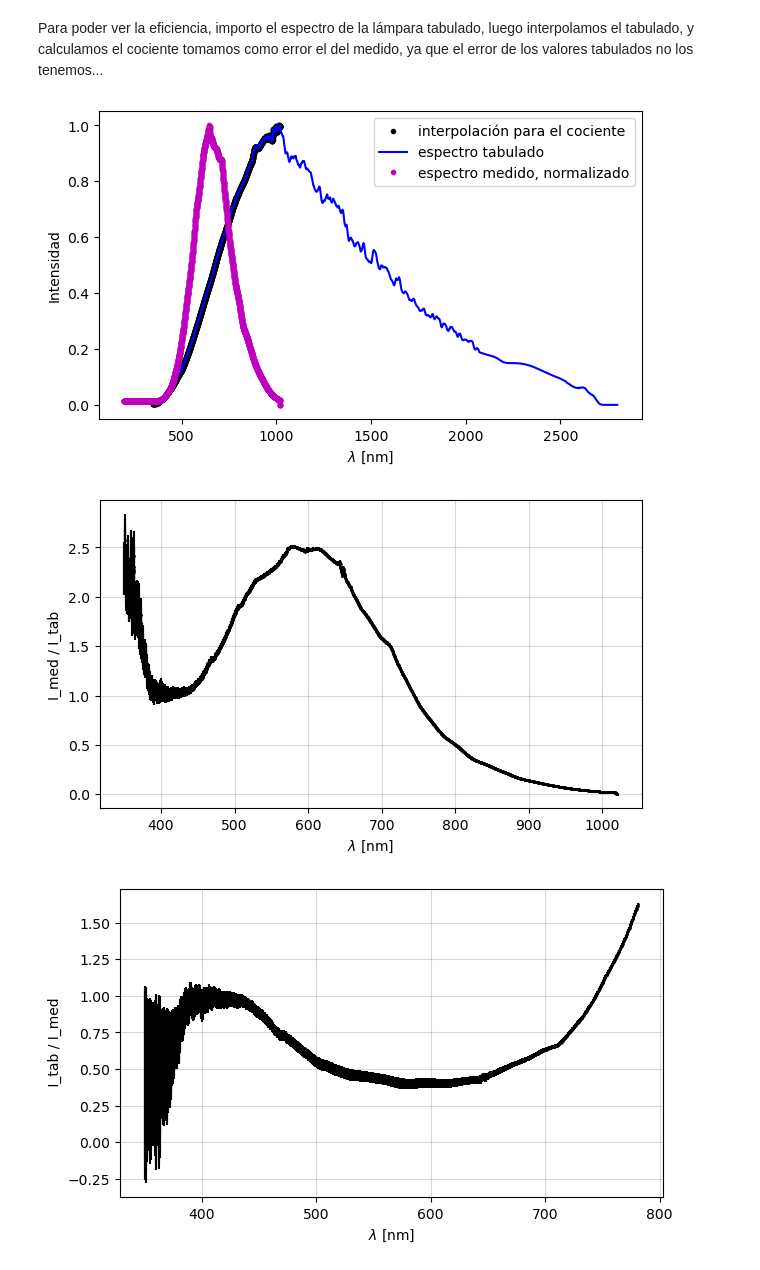
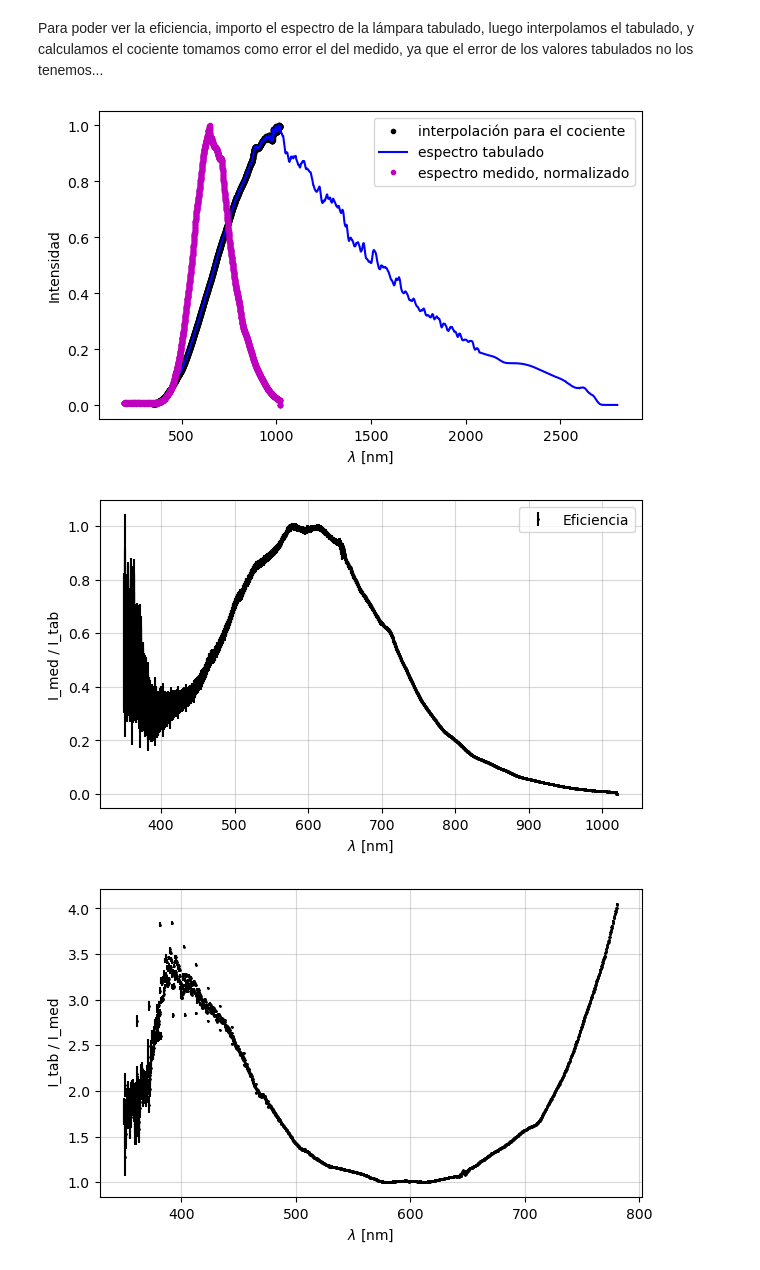
Before and after one commit to mauri-stack/labo5, a Jupyter notebook: espectroscopía_difractiva/espectro_halógeno.ipynb, the cells around one changed output. Cells and saved outputs as stored; diff of their text form; code cells hidden in the pictures.

Commit message:
eficiencia

```diff
--- a/espectroscopía_difractiva/espectro_halógeno.ipynb
+++ b/espectroscopía_difractiva/espectro_halógeno.ipynb
@@ -18,7 +18,7 @@ from scipy.interpolate import UnivariateSpline
 # %%
 
 # Reemplaza 'tu_archivo.csv' con la ruta a tu archivo CSV
-df = pd.read_csv('/Users/Mauri/Desktop/Labo 5/Espectroscopía difractiva/3-10/halógena/halógena_promedio.csv', skiprows=53)
+df = pd.read_csv('/Users/Mauri/Desktop/Labo 5/Espectroscopía difractiva/17-10/halógena v2/promedio.csv', skiprows=53)
 
 # Seleccionar las dos primeras columnas a partir de la fila 54
 # Recuerda que en pandas los índices empiezan en 0, por lo que la fila 54 es el índice 53
@@ -85,7 +85,7 @@ def cargar_datos(ruta):
 
     return lambdas, intensidad
 
-lambdas, intensidad = cargar_datos('/Users/Mauri/Desktop/Labo 5/Espectroscopía difractiva/3-10/halógena/halógena_promedio.csv')
+lambdas, intensidad = cargar_datos('/Users/Mauri/Desktop/Labo 5/Espectroscopía difractiva/17-10/halógena v2/promedio.csv')
 
 
 #para obtener sólo las intensidades
@@ -104,7 +104,7 @@ def cargar_señal(ruta):
 
     return intensidad
 
-intensidad = cargar_señal('/Users/Mauri/Desktop/Labo 5/Espectroscopía difractiva/3-10/halógena/halógena_promedio.csv')
+intensidad = cargar_señal('/Users/Mauri/Desktop/Labo 5/Espectroscopía difractiva/17-10/halógena v2/promedio.csv')
 print(len(intensidad))
 # %% [output]
 3647
@@ -112,7 +112,7 @@ print(len(intensidad))
 Calculamos, para cada lambda, la desviación estándar con las 1000 mediciones que hicimos
 # %%
 #esto crea una lista con todas las rutas de los archivos que son .csv en la carpeta especificada (hay que dejar el /*.csv)
-archivos = sorted(glob.glob("/Users/Mauri/Desktop/Labo 5/Espectroscopía difractiva/3-10/halógena/mediciones para el error/*.csv"))
+archivos = sorted(glob.glob("/Users/Mauri/Desktop/Labo 5/Espectroscopía difractiva/17-10/halógena v2/para el error/*.csv"))
 
 
 # Cargar todos los datos en una lista
@@ -172,9 +209,9 @@ errores = desviaciones("/Users/Mauri/Desktop/Labo 5/Espectroscopía difractiva/
 Para poder ver la eficiencia, importo el espectro de la lámpara tabulado, luego interpolamos el tabulado, y calculamos el cociente
 tomamos como error el del medido, ya que el error de los valores tabulados no los tenemos...
 # %%
-lambdas_med, intensidades_med = cargar_datos('/Users/Mauri/Desktop/Labo 5/Espectroscopía difractiva/3-10/halógena/halógena_promedio.csv')
+lambdas_med, intensidades_med = cargar_datos('/Users/Mauri/Desktop/Labo 5/Espectroscopía difractiva/17-10/halógena v2/promedio.csv')
 
-err_intensidad = desviaciones("/Users/Mauri/Desktop/Labo 5/Espectroscopía difractiva/3-10/halógena/mediciones para el error")
+err_intensidad = desviaciones("/Users/Mauri/Desktop/Labo 5/Espectroscopía difractiva/17-10/halógena v2/para el error")
 
 # normalizo el espectro medido
 intensidades_med = intensidades_med / np.max(intensidades_med)
@@ -202,38 +239,40 @@ err_intensidad_filtrados = err_intensidad[(len(intensidades_med) - len(lambdas_m
 tabulados = spline_tab(lambdas_med_filtrados)
 
 eficiencia = intensidades_med_filtradas / tabulados
 
 err_eficiencia = err_intensidad_filtrados / tabulados
 
 
 plt.plot(lambdas_med_filtrados, tabulados, ".k", label = 'interpolación para el cociente')
 plt.plot(x_fit, tabulados_interp, "-b", label = 'espectro tabulado')
 plt.plot(lambdas_med, intensidades_med, ".m", label = 'espectro medido, normalizado')
 plt.legend(loc = 'upper right')
 plt.xlabel(r'$\lambda$ [nm]')
 plt.ylabel('Intensidad')
 #plt.xlim(lambdas_tab[0])
 plt.show()
 
-#eficiencia = eficiencia / np.max(eficiencia)
+eficiencia = eficiencia / np.max(eficiencia)
+err_eficiencia = err_eficiencia/np.max(eficiencia)
 
-plt.errorbar(lambdas_med_filtrados, eficiencia, yerr= err_eficiencia, fmt = ".k", ecolor = 'k', markersize = 2, label = 'I_med / I_tab')
+plt.errorbar(lambdas_med_filtrados, eficiencia, yerr= err_eficiencia, fmt = ".k", ecolor = 'k', markersize = 2, label = 'Eficiencia')
 #plt.plot(lambdas_med_filtrados, eficiencia, ".k")
 plt.xlabel(r'$\lambda$ [nm]')
 plt.ylabel('I_med / I_tab')
 plt.grid(alpha = 0.5)
+plt.legend()
 plt.show()
 
 plt.errorbar(lambdas_med_filtrados[:-1000], (eficiencia**(-1))[:-1000], yerr= (err_eficiencia[:-1000])/((eficiencia**(-1))[:-1000]) , fmt = ".k", ecolor = 'k', markersize = 2, label = 'I_tab / I_med')
 #plt.plot(lambdas_med_filtrados[:-1000], (eficiencia**(-1))[:-1000], ".k", markersize = 2)
 plt.xlabel(r'$\lambda$ [nm]')
 plt.ylabel(' I_tab / I_med')
 plt.grid(alpha = 0.5)
 plt.show()
 # %% [output]
-[figure, old version]
+[figure, new version]
-[figure, old version]
+[figure, new version]
-[figure, old version]
+[figure, new version]
 # %%
 # Esto lo podemos exportar a un csv para después poder multiplicar esto y obtener una relación entre amplitudes más real
 # Lo podemos hacer mismo en la propia aplicación de Thorlabs
```
Also changed, not shown: parts of 18 cells of this notebook, 1 other file.
